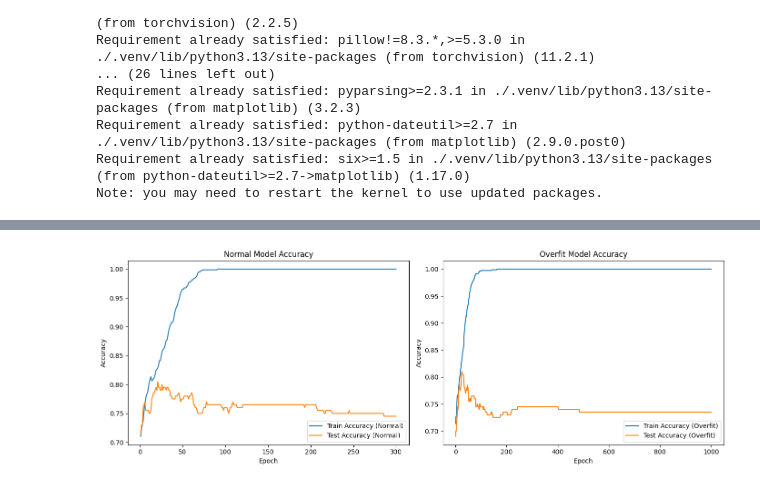
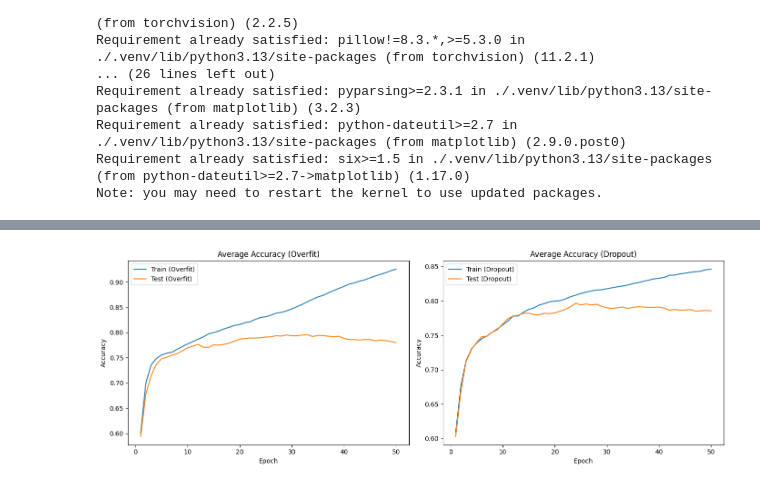
Before and after one commit to TonyZhang2004/Privacy-Preserving-Overfitting-Detection, a Jupyter notebook: Frob_norm_two_layered.ipynb, the cells around one changed output, grey strips where cells are left out. Saved outputs shown, nothing was run; the diff lists cells and outputs as text; code cells hidden in the pictures.

Commit message:
update dropout with the same epochs

```diff
--- a/Frob_norm_two_layered.ipynb
+++ b/Frob_norm_two_layered.ipynb
@@ -33,14 +33,6 @@ Requirement already satisfied: python-dateutil>=2.7 in ./.venv/lib/python3.13/si
 Requirement already satisfied: six>=1.5 in ./.venv/lib/python3.13/site-packages (from python-dateutil>=2.7->matplotlib) (1.17.0)
 Note: you may need to restart the kernel to use updated packages.
 # %%
-import pandas as pd
-import torch
-import torch.nn as nn
-import torch.optim as optim
-import matplotlib.pyplot as plt
-from sklearn.model_selection import train_test_split
-from sklearn.preprocessing import StandardScaler
-
 column_names = [
     'Status', 'Duration', 'CreditHistory', 'Purpose', 'CreditAmount',
     'Savings', 'Employment', 'InstallmentRate', 'PersonalStatusSex',
@@ -68,15 +60,18 @@ def to_tensor(X, y):
 X_train_tensor, y_train_tensor = to_tensor(X_train, y_train)
 X_test_tensor, y_test_tensor = to_tensor(X_test, y_test)
 
+# Define models
 class TwoLayerNN(nn.Module):
-    def __init__(self, input_size, hidden_size=16, output_size=2):
+    def __init__(self, input_size, hidden_size=16, output_size=2, dropout=False):
         super(TwoLayerNN, self).__init__()
         self.fc1 = nn.Linear(input_size, hidden_size)
         self.relu = nn.ReLU()
+        self.dropout = nn.Dropout(p=0.5) if dropout else nn.Identity()
         self.fc2 = nn.Linear(hidden_size, output_size)
 
     def forward(self, x):
         x = self.relu(self.fc1(x))
+        x = self.dropout(x)
         return self.fc2(x)
 
 def compute_accuracy(model, X, y):
@@ -123,50 +118,78 @@ def train_model(model, X_train, y_train, X_test, y_test, epochs=300, lr=0.01):
 
 input_size = X_train.shape[1]
 
-print("🔵 Training normal model (300 epochs)...")
-model_normal = TwoLayerNN(input_size)
-model_normal, normal_losses, normal_train_accs, normal_test_accs, normal_layer_norms = train_model(
-    model_normal, X_train_tensor, y_train_tensor, X_test_tensor, y_test_tensor, epochs=300
-)
+import numpy as np
 
-print("🔴 Training overfit model (1000 epochs)...")
-model_overfit = TwoLayerNN(input_size)
-model_overfit, overfit_losses, overfit_train_accs, overfit_test_accs, overfit_layer_norms = train_model(
-    model_overfit, X_train_tensor, y_train_tensor, X_test_tensor, y_test_tensor, epochs=1000
-)
+def average_over_runs(model_type, input_size, dropout, runs=10, epochs=1000):
+    all_train_accs = []
+    all_test_accs = []
+    all_fc1_norms = []
+    all_fc2_norms = []
 
-# Accuracy Plots
+    print(f"\nTraining {model_type} models...")
+    for i in range(runs):
+        print(f"  ➤ Run {i+1}/{runs}")
+        model = TwoLayerNN(input_size, dropout=dropout)
+        _, _, train_accs, test_accs, norms = train_model(
+            model, X_train_tensor, y_train_tensor,
+            X_test_tensor, y_test_tensor,
+            epochs=epochs
+        )
+        all_train_accs.append(train_accs)
+        all_test_accs.append(test_accs)
+        all_fc1_norms.append(norms['fc1'])
+        all_fc2_norms.append(norms['fc2'])
+
+    return {
+        'mean_train_acc': np.mean(all_train_accs, axis=0),
+        'mean_test_acc': np.mean(all_test_accs, axis=0),
+        'mean_fc1_norm': np.mean(all_fc1_norms, axis=0),
+        'mean_fc2_norm': np.mean(all_fc2_norms, axis=0),
+    }
+
+# ⏳ Run for both model types
+epochs = 50
+overfit_stats = average_over_runs("Overfit", input_size, dropout=False, runs=10, epochs=epochs)
+dropout_stats = average_over_runs("Dropout", input_size, dropout=True, runs=10, epochs=epochs)
+
+
+# Accuracy plots
 plt.figure(figsize=(14, 5))
 plt.subplot(1, 2, 1)
-plt.plot(range(1, 301), normal_train_accs, label='Train Accuracy (Normal)')
-plt.plot(range(1, 301), normal_test_accs, label='Test Accuracy (Normal)')
-plt.title('Normal Model Accuracy')
+plt.plot(range(1, epochs+1), overfit_stats['mean_train_acc'], label='Train (Overfit)')
+plt.plot(range(1, epochs+1), overfit_stats['mean_test_acc'], label='Test (Overfit)')
+plt.title('Average Accuracy (Overfit)')
 plt.xlabel('Epoch')
 plt.ylabel('Accuracy')
 plt.legend()
 
 plt.subplot(1, 2, 2)
-plt.plot(range(1, 1001), overfit_train_accs, label='Train Accuracy (Overfit)')
-plt.plot(range(1, 1001), overfit_test_accs, label='Test Accuracy (Overfit)')
-plt.title('Overfit Model Accuracy')
+plt.plot(range(1, epochs+1), dropout_stats['mean_train_acc'], label='Train (Dropout)')
+plt.plot(range(1, epochs+1), dropout_stats['mean_test_acc'], label='Test (Dropout)')
+plt.title('Average Accuracy (Dropout)')
 plt.xlabel('Epoch')
 plt.ylabel('Accuracy')
 plt.legend()
-
 plt.tight_layout()
 plt.show()
 
-# Frobenius Norm Plots
+# Frobenius norm plots
 plt.figure(figsize=(14, 5))
-for i, layer in enumerate(['fc1', 'fc2']):
-    plt.subplot(1, 2, i+1)
-    plt.plot(range(1, 301), normal_layer_norms[layer], label=f'Normal ({layer})')
-    plt.plot(range(1, 1001), overfit_layer_norms[layer], label=f'Overfit ({layer})')
-    plt.title(f'Frobenius Norm - {layer}')
-    plt.xlabel('Epoch')
-    plt.ylabel('Frobenius Norm')
-    plt.legend()
+plt.subplot(1, 2, 1)
+plt.plot(range(1, epochs+1), overfit_stats['mean_fc1_norm'], label='fc1 (Overfit)')
+plt.plot(range(1, epochs+1), overfit_stats['mean_fc2_norm'], label='fc2 (Overfit)')
+plt.title('Avg Frobenius Norms (Overfit)')
+plt.xlabel('Epoch')
+plt.ylabel('Norm')
+plt.legend()
 
+plt.subplot(1, 2, 2)
+plt.plot(range(1, epochs+1), dropout_stats['mean_fc1_norm'], label='fc1 (Dropout)')
+plt.plot(range(1, epochs+1), dropout_stats['mean_fc2_norm'], label='fc2 (Dropout)')
+plt.title('Avg Frobenius Norms (Dropout)')
+plt.xlabel('Epoch')
+plt.ylabel('Norm')
+plt.legend()
 plt.tight_layout()
 plt.show()
 # %% [output]
@@ -175 +213 @@ plt.show()
-[figure, old version]
+[figure, new version]
```
Also changed, not shown: parts of 3 cells of this notebook.
